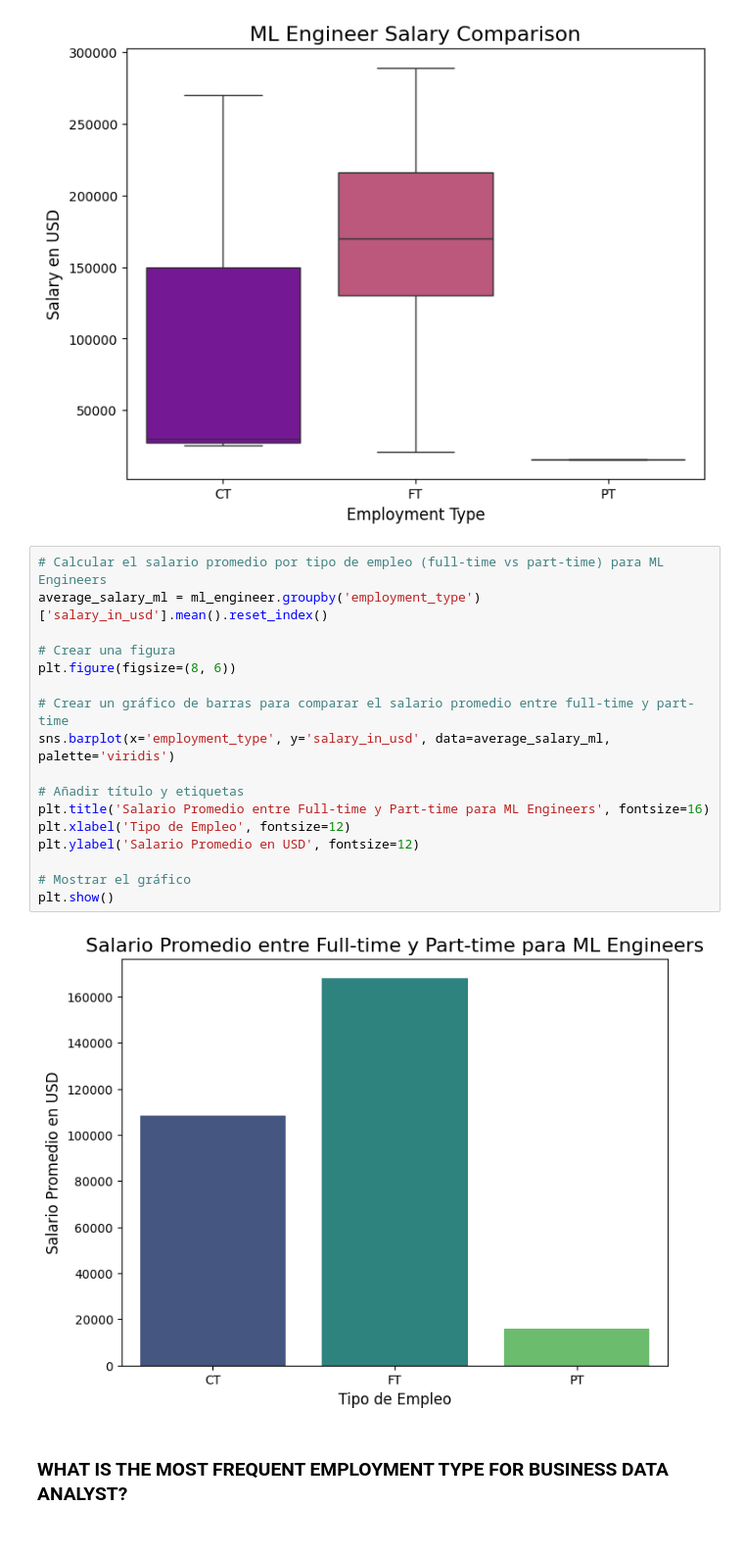
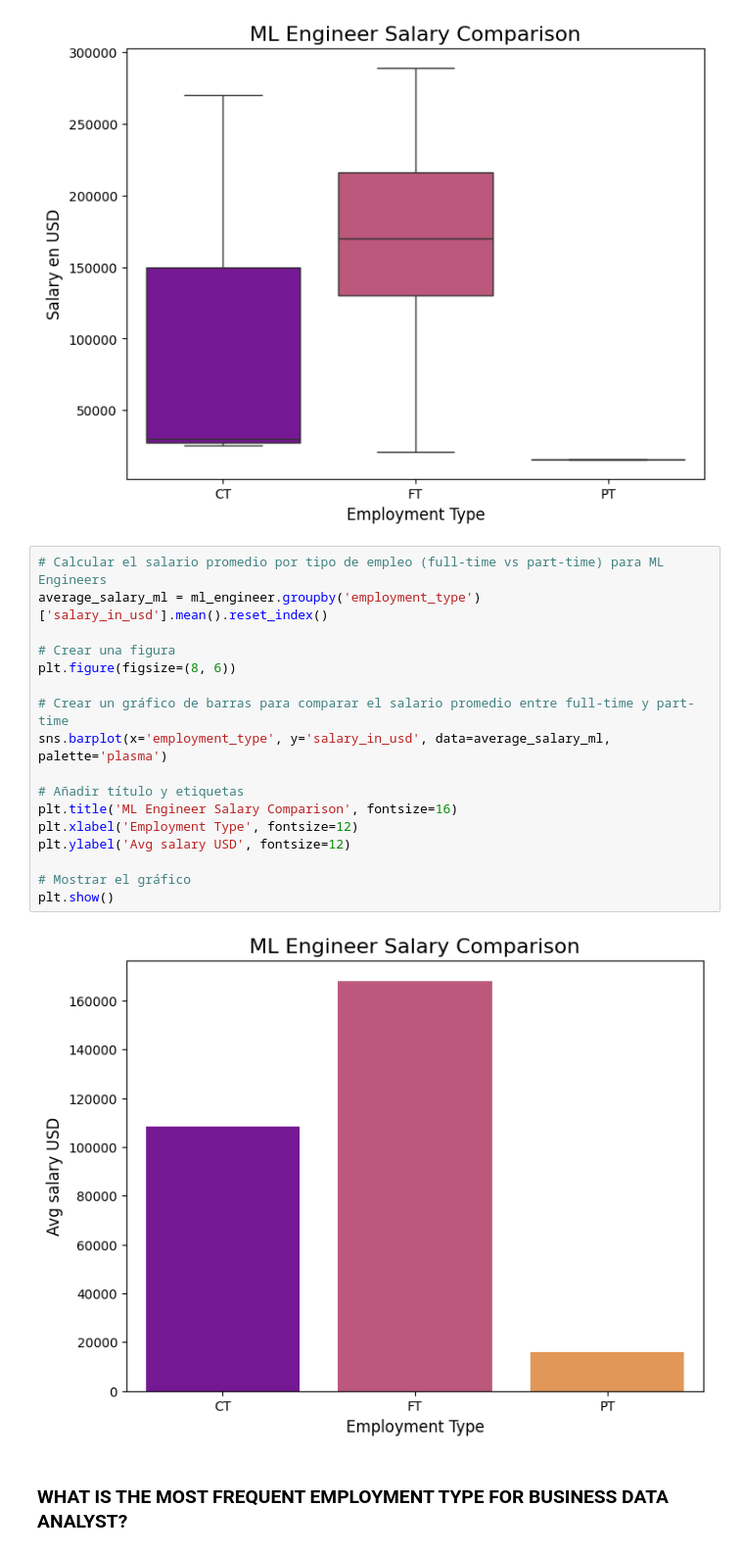
Before and after one commit to liagcaviedes/Data-Analytics-Salaries-Project, a Jupyter notebook: salary_data_ok.ipynb, the cells around one changed output. Shown: that part at 98% size. Saved outputs shown, nothing was run; the diff lists cells and outputs as text.

```diff
--- a/salary_data_ok.ipynb
+++ b/salary_data_ok.ipynb
@@ -386,22 +386,22 @@ plt.show()
 # %%
 # Calcular el salario promedio por tipo de empleo (full-time vs part-time) para ML Engineers
 average_salary_ml = ml_engineer.groupby('employment_type')['salary_in_usd'].mean().reset_index()
 
 # Crear una figura
 plt.figure(figsize=(8, 6))
 
 # Crear un gráfico de barras para comparar el salario promedio entre full-time y part-time
-sns.barplot(x='employment_type', y='salary_in_usd', data=average_salary_ml, palette='viridis')
+sns.barplot(x='employment_type', y='salary_in_usd', data=average_salary_ml, palette='plasma')
 
 # Añadir título y etiquetas
-plt.title('Salario Promedio entre Full-time y Part-time para ML Engineers', fontsize=16)
-plt.xlabel('Tipo de Empleo', fontsize=12)
-plt.ylabel('Salario Promedio en USD', fontsize=12)
+plt.title('ML Engineer Salary Comparison', fontsize=16)
+plt.xlabel('Employment Type', fontsize=12)
+plt.ylabel('Avg salary USD', fontsize=12)
 
 # Mostrar el gráfico
 plt.show()
 # %% [output]
-[figure, old version]
+[figure, new version]
 # %% [markdown]
 ### WHAT IS THE MOST FREQUENT EMPLOYMENT TYPE FOR BUSINESS DATA ANALYST?
 # %%
```
